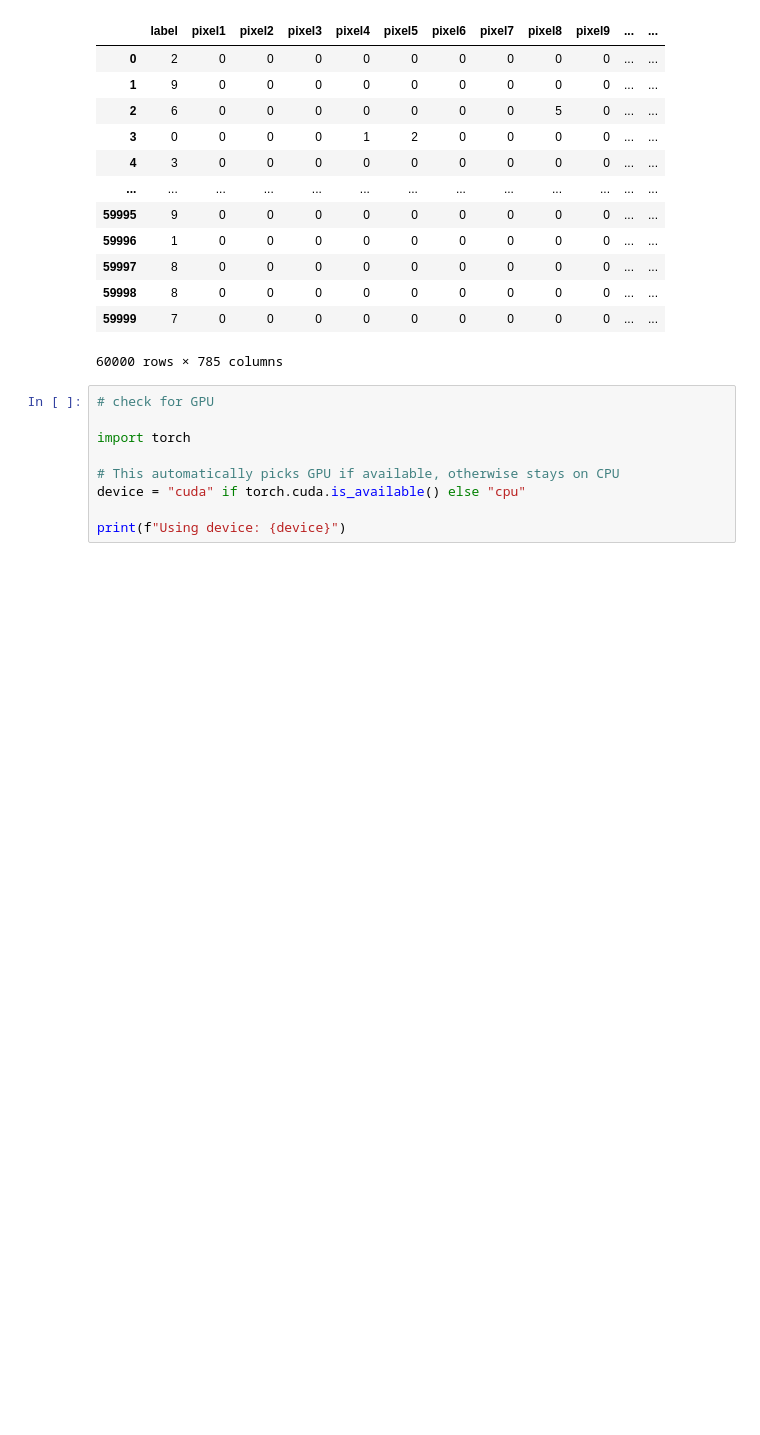
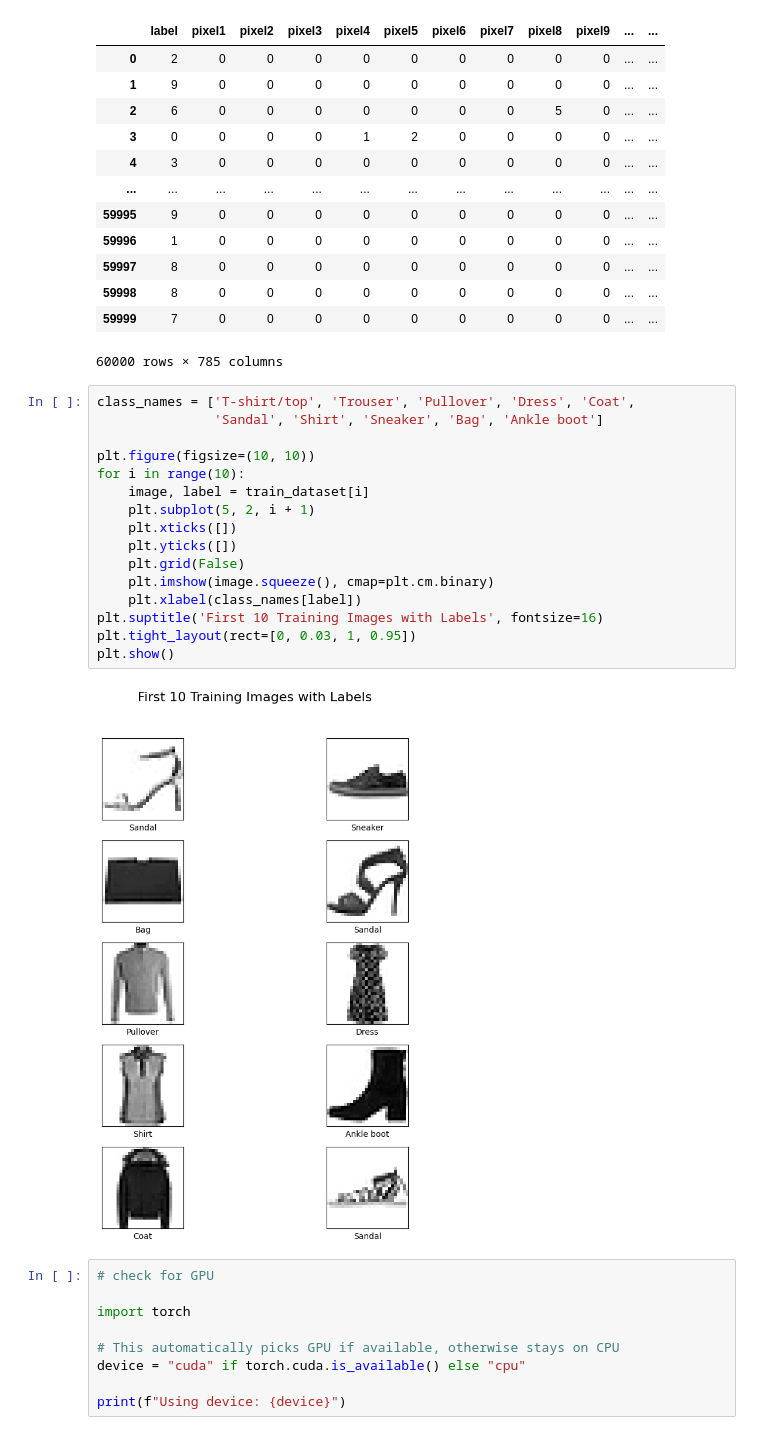
Before and after one commit to harshs-data/Pytorch, a Jupyter notebook: CNN_using_Pytorch.ipynb, the cells around one changed output. Cells and saved outputs as stored; diff of their text form; blank space fills up the shorter version.

```diff
--- a/CNN_using_Pytorch.ipynb
+++ b/CNN_using_Pytorch.ipynb
@@ -42,6 +42,24 @@ df
 | 59998 | 8 | 0 | 0 | 0 | 0 | 0 | 0 | 0 | 0 | 0 | ... | ... |
 | 59999 | 7 | 0 | 0 | 0 | 0 | 0 | 0 | 0 | 0 | 0 | ... | ... |
 60000 rows × 785 columns
+# %%
+class_names = ['T-shirt/top', 'Trouser', 'Pullover', 'Dress', 'Coat',
+               'Sandal', 'Shirt', 'Sneaker', 'Bag', 'Ankle boot']
+
+plt.figure(figsize=(10, 10))
+for i in range(10):
+    image, label = train_dataset[i]
+    plt.subplot(5, 2, i + 1)
+    plt.xticks([])
+    plt.yticks([])
+    plt.grid(False)
+    plt.imshow(image.squeeze(), cmap=plt.cm.binary)
+    plt.xlabel(class_names[label])
+plt.suptitle('First 10 Training Images with Labels', fontsize=16)
+plt.tight_layout(rect=[0, 0.03, 1, 0.95])
+plt.show()
+# %% [output]
+[figure, added]
 # %%
 # check for GPU
 
```
